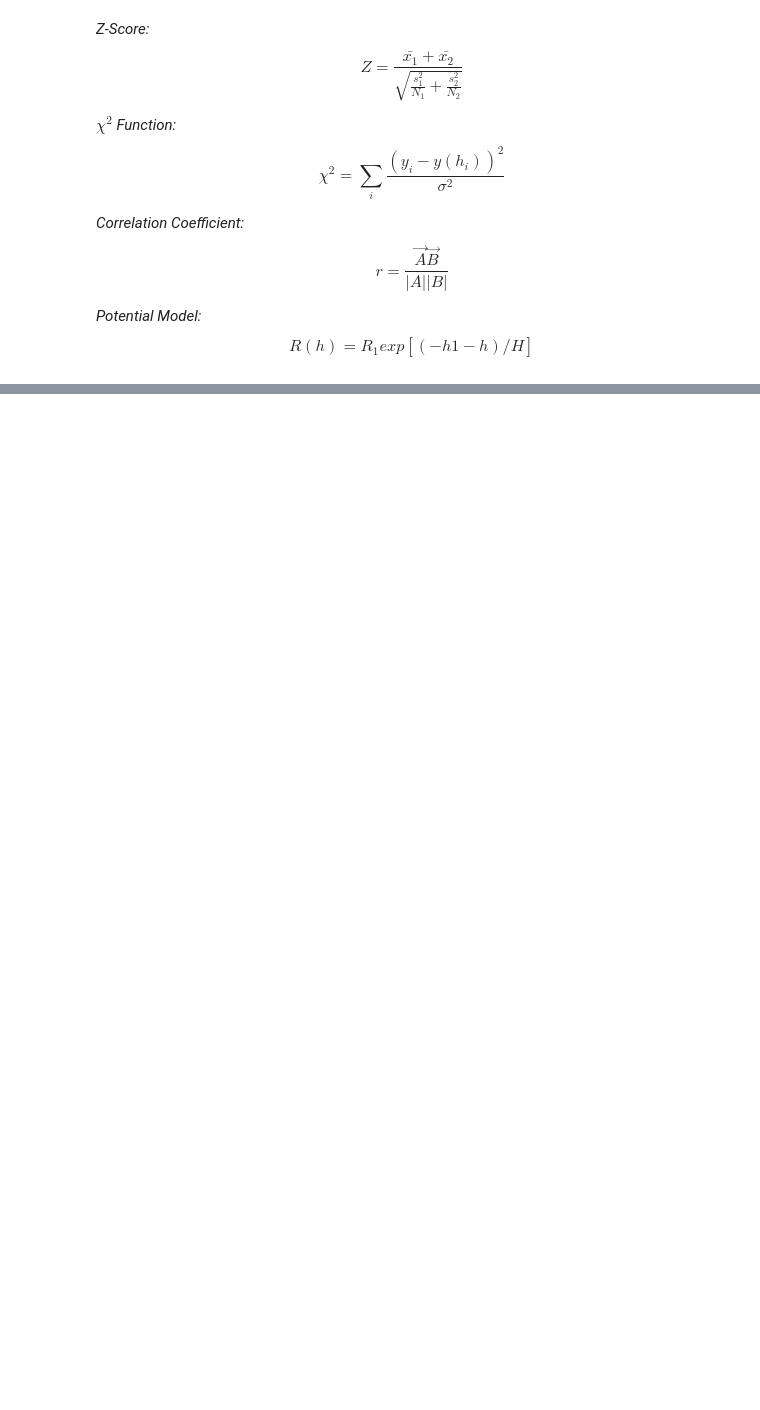
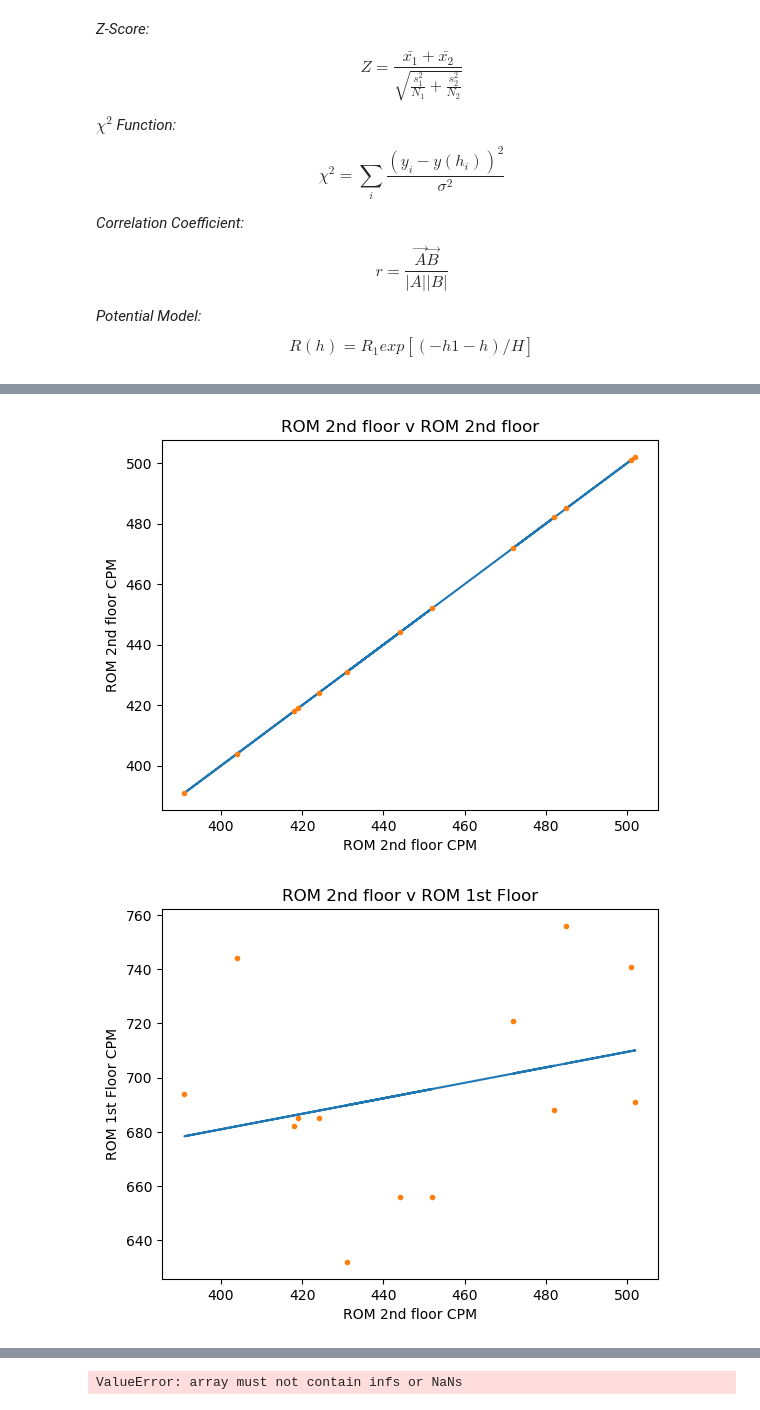
Before and after one commit to Slickpic1/PH336, a Jupyter notebook: Jupyter Files/FinalProject/FinalProject.ipynb, the cells around one changed output, grey strips where cells are left out. Cells and saved outputs as stored; diff of their text form; code cells hidden in the pictures; blank space fills up the shorter version.

```diff
--- a/Jupyter Files/FinalProject/FinalProject.ipynb
+++ b/Jupyter Files/FinalProject/FinalProject.ipynb
@@ -69,7 +248,6 @@ def read_from_file(file_name):
       file_data as a numpy array
     """
     data = pd.read_csv(file_name,encoding='unicode_escape')
-    #file_data = data.to_numpy()
     return data
 
 #Parse through and return list of location data
@@ -93,7 +271,7 @@ def parse_file_data(file_data):
         location_type = str(file_data["Comment"][idx])
 
         #Sort through the data and remove the CPM from each
-        for strings in np.array(file_data["Count rate"][idx+1:idx+6]).astype(str):
+        for strings in np.array(file_data["Count rate"][idx+1:idx+14]).astype(str):
             data.append(strings.split(" ")[0])
 
         #Convert the data to a nparray
@@ -102,6 +280,7 @@ def parse_file_data(file_data):
         #Create a new location data object and append to array
         local_data = location_data(location,data,location_type)
         location_data_list.append(local_data)
+
     return location_data_list
 
 def compare_data(location_data_list): #Ignore for now
@@ -155,7 +334,6 @@ def stdev(x_array):
         stdev_x += (x-x_mean)**2
     return np.sqrt((stdev_x)/(N-1))
 
-#Def Zscore test
 def ZScore(x1_array,x2_array):
     #Calculate the number of values in both arrays
     N1 = len(x1_array)
@@ -198,31 +376,34 @@ def PlotData(compared_data_list):
         x1_array = compared_data.location_data_1.data
         x2_array = compared_data.location_data_2.data
 
 
         coeff,discard = curve_fit(y,x1_array,x2_array)
         m = coeff[0]
         b = coeff[1]
         y_points = []
         for x in x1_array:
             y_points.append(y(x,m,b))
 
         plt.title(f"{compared_data.location_data_1.location} v {compared_data.location_data_2.location}")
         plt.xlabel(f"{compared_data.location_data_1.location} CPM")
         plt.ylabel(f"{compared_data.location_data_2.location} CPM")
         plt.plot(x1_array,y_points)
         plt.plot(x1_array,x2_array,'.')
         plt.show()
 
 def main():
     #Pull data from file and parse it into classes
     file_name = "PH 336 SDL ROM 2 2024-03-20.csv"
     file_data = read_from_file(file_name)
     location_data_list = parse_file_data(file_data)
     compared_data_list = compare_data(location_data_list)
 
-    #PlotData(compared_data_list)
+    PlotData(compared_data_list)
 
     #display_data()
     export_data_to_csv("compared_data.csv",compared_data_list)
 
 main()
+# %% [output]
+[figure, added]
+[figure, added]
@@ -229 +411,2 @@ main()
+ValueError: array must not contain infs or NaNs
 # %% [markdown]
```
Also changed, not shown: parts of 8 cells of this notebook, 4 other files.
